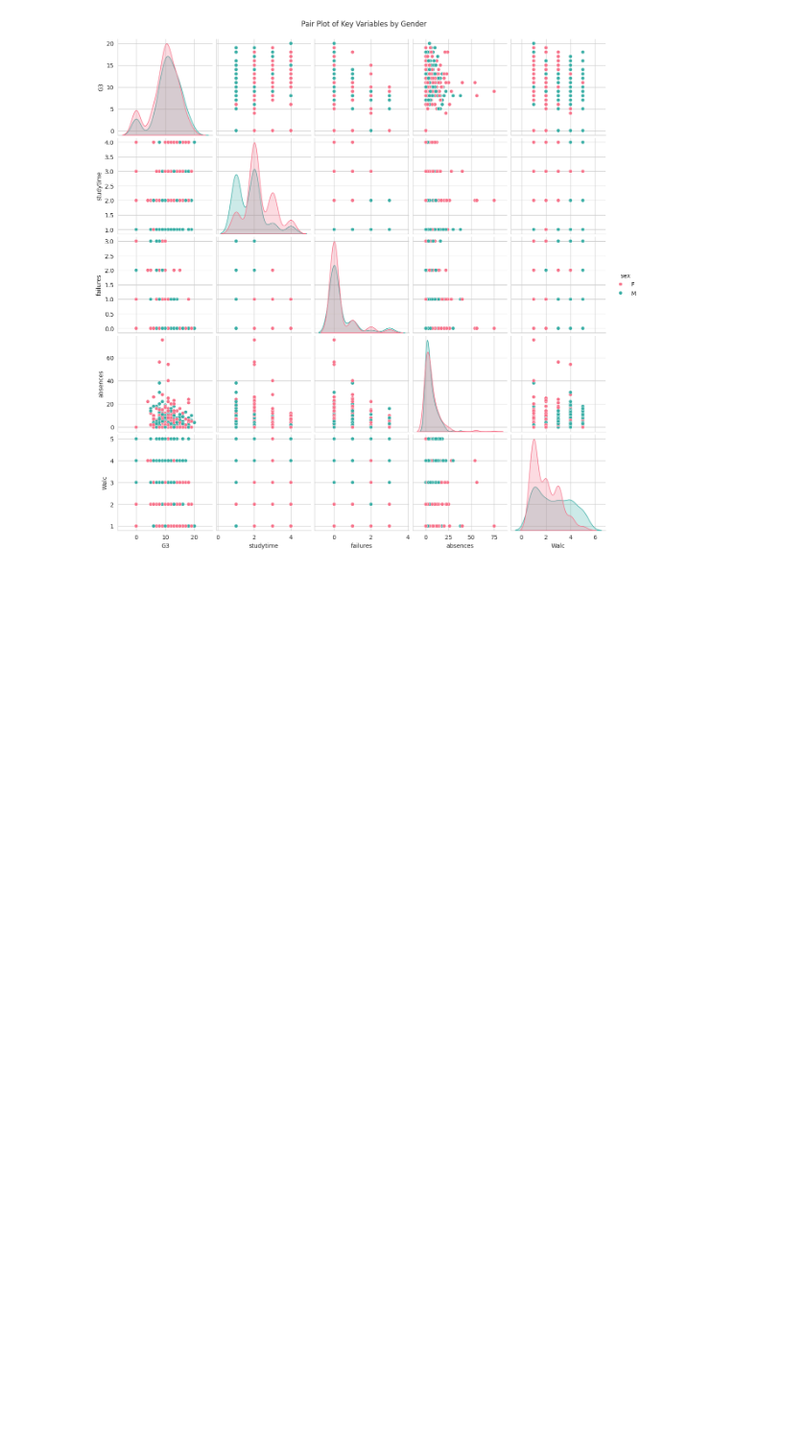
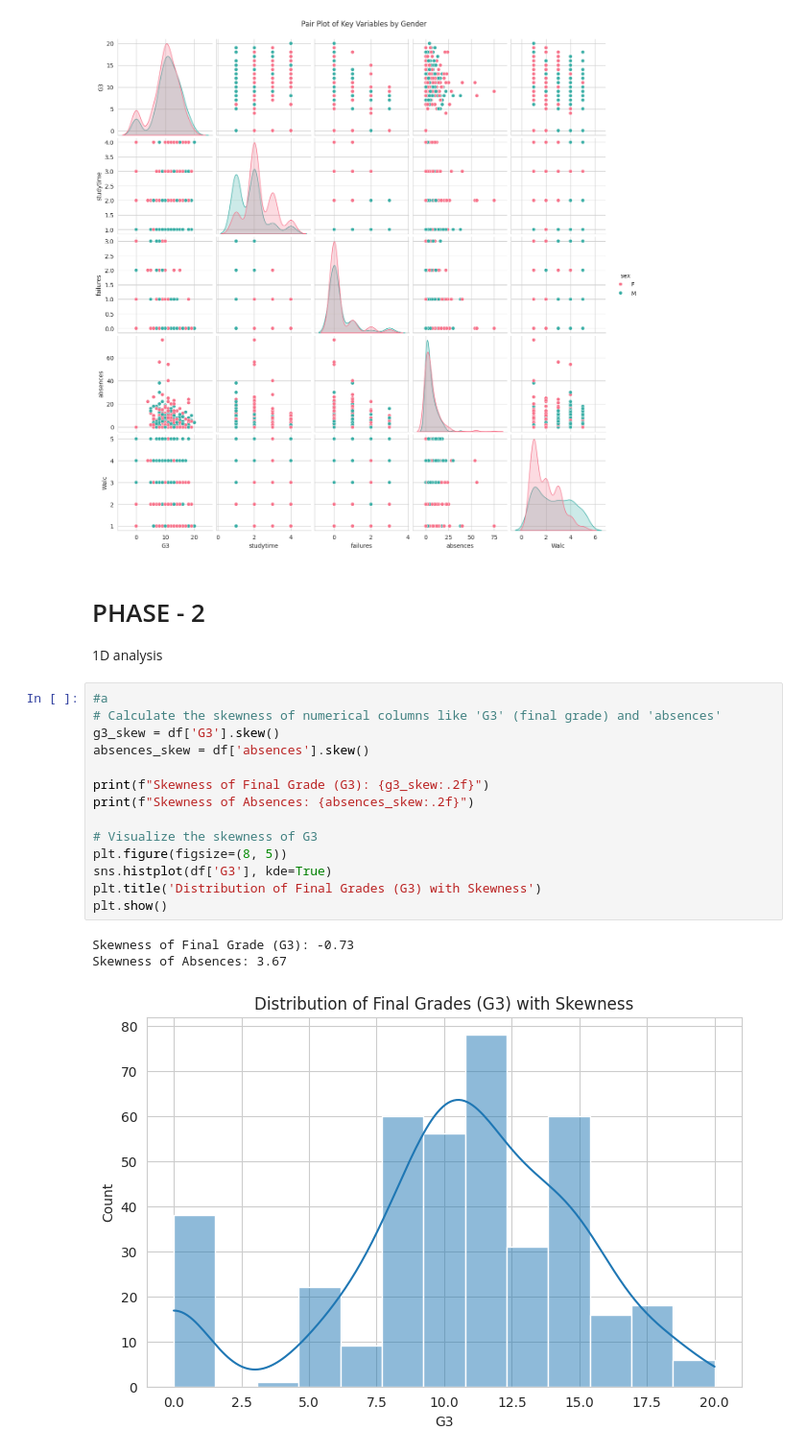
Before and after one commit to Ayushmaan101/EDA-CourseProject, a Jupyter notebook: 22BDS0367.ipynb, the cells around one changed output. Shown at 96% size. Cells and saved outputs as stored; diff of their text form; blank space fills up the shorter version.

Commit message:
Phase 2
Completed Phase 2: Added advanced analysis and clustering

```diff
--- a/22BDS0367.ipynb
+++ b/22BDS0367.ipynb
@@ -365,3 +365,24 @@ plt.suptitle('Pair Plot of Key Variables by Gender', y=1.02)
 plt.show()
 # %% [output]
 [figure]
+# %% [markdown]
+# PHASE - 2
+1D analysis
+# %%
+#a
+# Calculate the skewness of numerical columns like 'G3' (final grade) and 'absences'
+g3_skew = df['G3'].skew()
+absences_skew = df['absences'].skew()
+
+print(f"Skewness of Final Grade (G3): {g3_skew:.2f}")
+print(f"Skewness of Absences: {absences_skew:.2f}")
+
+# Visualize the skewness of G3
+plt.figure(figsize=(8, 5))
+sns.histplot(df['G3'], kde=True)
+plt.title('Distribution of Final Grades (G3) with Skewness')
+plt.show()
+# %% [output]
+Skewness of Final Grade (G3): -0.73
+Skewness of Absences: 3.67
+[figure, added]
```
Also changed, not shown: parts of 15 cells of this notebook.
